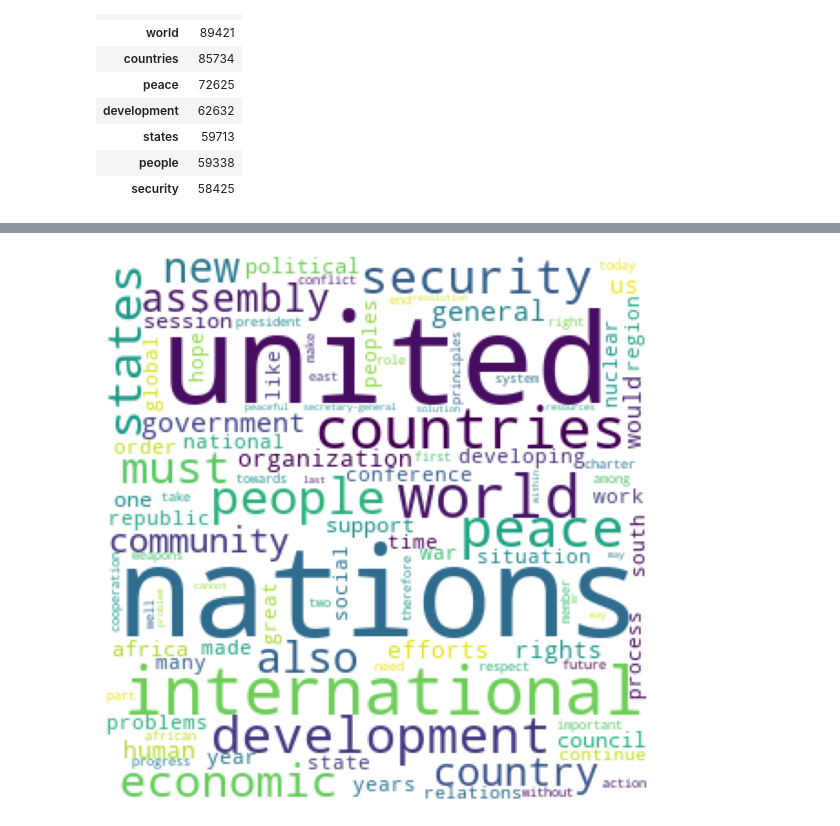
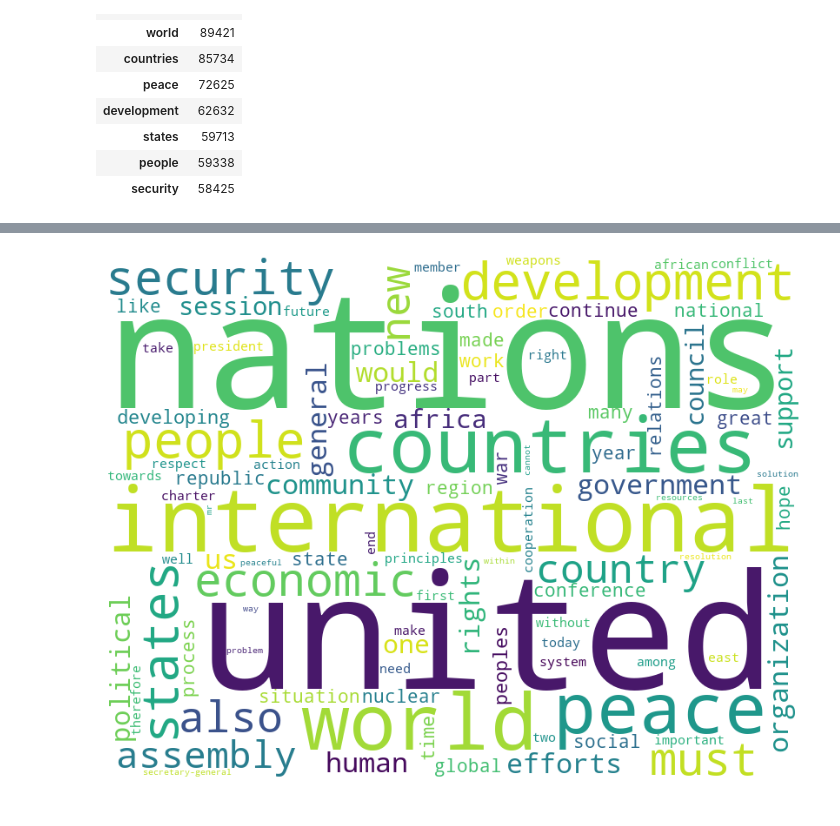
Before and after one commit to Sai-Mithravasu/text-based-analysis, a Jupyter notebook: ClassWork_2401.ipynb, the cells around one changed output, grey strips where cells are left out. Saved outputs shown, nothing was run; the diff lists cells and outputs as text; code cells hidden in the pictures.

```diff
--- a/ClassWork_2401.ipynb
+++ b/ClassWork_2401.ipynb
@@ -326,11 +339,11 @@ plt.axis("off")
 # %%
 # World cloud on Frequency
-wc = WordCloud(background_color='white', width = 300, height=300,max_words=100, margin=2)
+wc = WordCloud(background_color='white', width = 800, height=600,max_words=100, margin=2)
 wc.fit_words(freq_df['freq'].to_dict() )
 plt.figure(figsize = (8, 8), facecolor = None)
 plt.imshow(wc)
 plt.axis("off")
 plt.tight_layout(pad = 0)
 plt.show()
 # %% [output]
-[figure, old version]
+[figure, new version]
```
Also changed, not shown: parts of 18 cells of this notebook.
